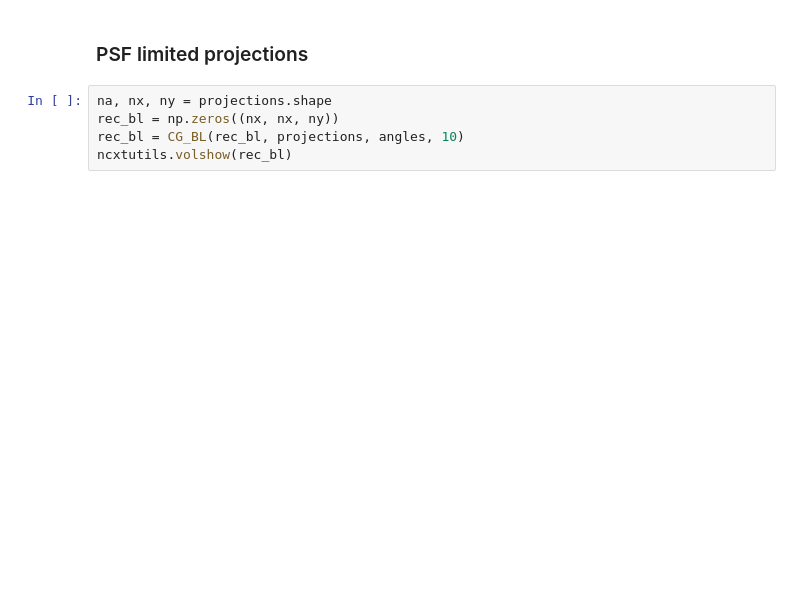
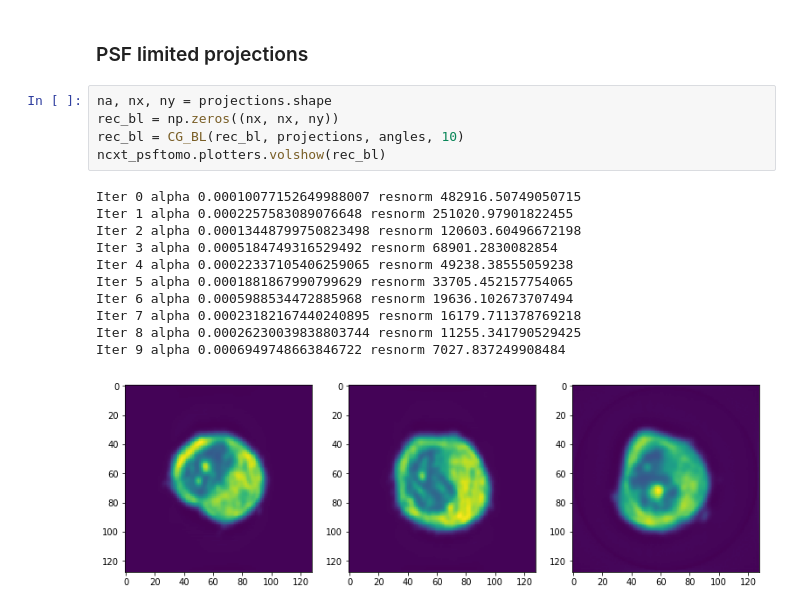
Before and after one commit to axarekma/ncxt_psftomo, a Jupyter notebook: PSF_projectors.ipynb, the cells around one changed output. Cells and saved outputs as stored; diff of their text form; blank space fills up the shorter version.

```diff
--- a/PSF_projectors.ipynb
+++ b/PSF_projectors.ipynb
@@ -92,5 +108,17 @@ ncxtutils.volshow(rec_test)
 # %%
 na, nx, ny = projections.shape
 rec_bl = np.zeros((nx, nx, ny))
 rec_bl = CG_BL(rec_bl, projections, angles, 10)
-ncxtutils.volshow(rec_bl)
+ncxt_psftomo.plotters.volshow(rec_bl)
+# %% [output]
+Iter 0 alpha 0.00010077152649988007 resnorm 482916.50749050715
+Iter 1 alpha 0.0002257583089076648 resnorm 251020.97901822455
+Iter 2 alpha 0.00013448799750823498 resnorm 120603.60496672198
+Iter 3 alpha 0.0005184749316529492 resnorm 68901.2830082854
+Iter 4 alpha 0.00022337105406259065 resnorm 49238.38555059238
+Iter 5 alpha 0.0001881867990799629 resnorm 33705.452157754065
+Iter 6 alpha 0.0005988534472885968 resnorm 19636.102673707494
+Iter 7 alpha 0.00023182167440240895 resnorm 16179.711378769218
+Iter 8 alpha 0.00026230039838803744 resnorm 11255.341790529425
+Iter 9 alpha 0.0006949748663846722 resnorm 7027.837249908484
+[figure, added]
```
Also changed, not shown: parts of 3 cells of this notebook.
